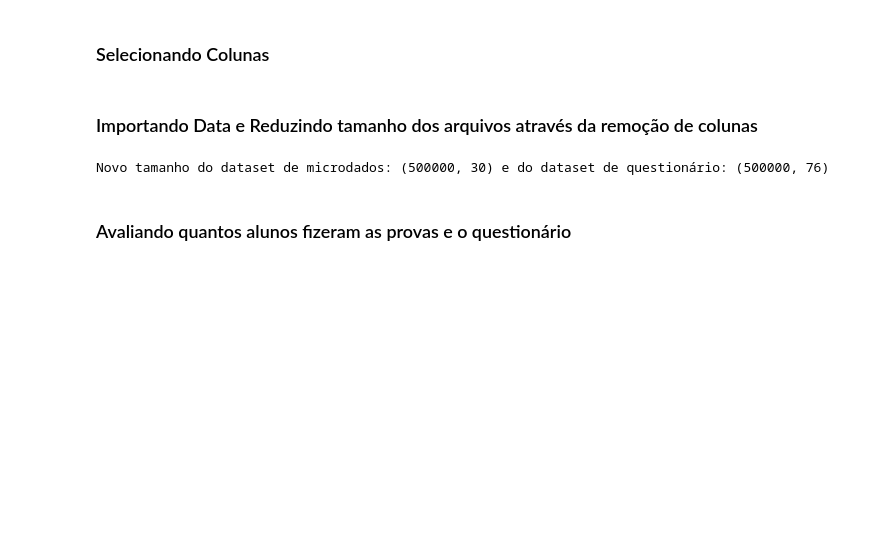
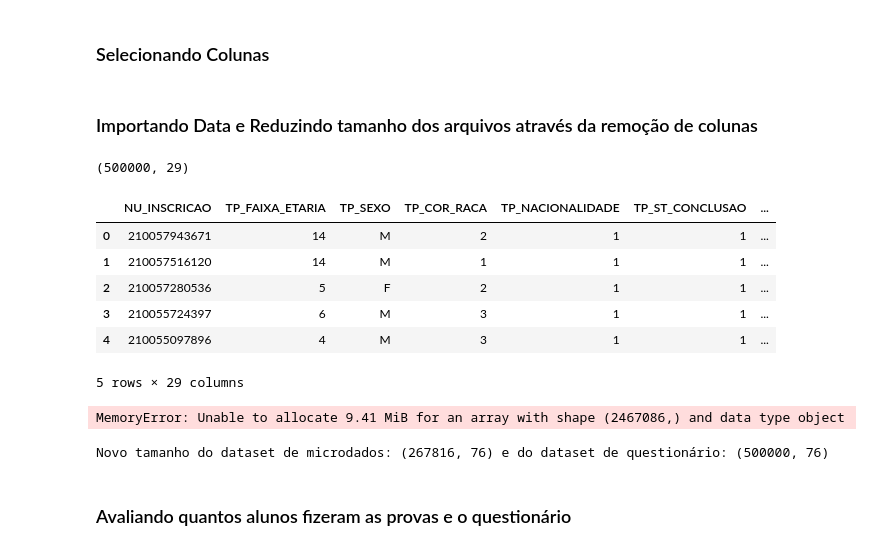
Before and after one commit to iaracastro/EducaODS-Enem, a Jupyter notebook: main.ipynb, the cells around one changed output. Drawn from its saved outputs; the diff is of its cells as text; code cells hidden in the pictures; blank space fills up the shorter version.

Commit message:
filtrei capitais

```diff
--- a/main.ipynb
+++ b/main.ipynb
@@ -30,5 +64,44 @@ colunas_questionario = ['NU_INSCRICAO', 'TP_RESPOSTA', 'Q001', 'Q002', 'Q003',
+# %%
+# Lista para armazenar pedaços do DataFrame
+df_list = []
+
+
+# Lista dos códigos dos municípios das capitais em formato de inteiro
+codigos_capitais = {
+    1200401, 2704302, 1600303, 1302603, 2927408, 2304400, 5300108, 3205309, 5208707,
+    2111300, 5103403, 5002704, 3106200, 1501402, 2507507, 4106902, 2611606, 2211001,
+    3304557, 2408102, 4314902, 1100205, 1400100, 4205407, 3550308, 2800308, 1721000
+}
+
+
+# Define o tamanho do chunk
+chunksize = 10**5  # Por exemplo, 100.000 linhas
+
+# Lê o arquivo em pedaços
+for chunk in pd.read_csv('DADOS/MICRODADOS_ENEM_2022.csv', sep=';', encoding='ISO-8859-1', chunksize=chunksize):
+    # Filtra o chunk e adiciona na lista
+    df_filtered = chunk[chunk['CO_MUNICIPIO_ESC'].isin(codigos_capitais)]
+    df_list.append(df_filtered)
+
+# Concatena todos os DataFrames filtrados na lista
+df_capitais = pd.concat(df_list, ignore_index=True)
+# %%
+# tamanho do arquivo
+print(df_capitais.shape)
+df_capitais.head()
+# %% [output]
+(500000, 29)
+|  | NU_INSCRICAO | TP_FAIXA_ETARIA | TP_SEXO | TP_COR_RACA | TP_NACIONALIDADE | TP_ST_CONCLUSAO | ... |
+| 0 | 210057943671 | 14 | M | 2 | 1 | 1 | ... |
+| 1 | 210057516120 | 14 | M | 1 | 1 | 1 | ... |
+| 2 | 210057280536 | 5 | F | 2 | 1 | 1 | ... |
+| 3 | 210055724397 | 6 | M | 3 | 1 | 1 | ... |
+| 4 | 210055097896 | 4 | M | 3 | 1 | 1 | ... |
+5 rows × 29 columns
 # %%
 #import colunas selecionadas
-df_microdados = pd.read_csv('DADOS/MICRODADOS_ENEM_2022.csv', sep=';', encoding='ISO-8859-1', nrows = 500000, usecols=colunas_microdados)
+# df_capitais = pd.read_csv('DADOS/MICRODADOS_ENEM_2022.csv', sep=';', encoding='ISO-8859-1', nrows = 500000, usecols=colunas_microdados)
 df_questionario = pd.read_csv('DADOS/QUEST_HAB_ESTUDO.csv', sep=';', encoding='ISO-8859-1', nrows = 500000, usecols=colunas_questionario)
+# %% [output]
+MemoryError: Unable to allocate 9.41 MiB for an array with shape (2467086,) and data type object
 # %%
@@ -36,8 +109,8 @@ df_microdados.to_csv('DADOS/microdados_reduzido.csv', sep=';', encoding='ISO-885
 df_questionario.to_csv('DADOS/questionario_reduzido.csv', sep=';', encoding='ISO-8859-1', index=False)
 # %%
-print(f"Novo tamanho do dataset de microdados: {df_microdados.shape} e do dataset de questionário: {df_questionario.shape}")
+print(f"Novo tamanho do dataset de microdados: {df_capitais.shape} e do dataset de questionário: {df_questionario.shape}")
 # %% [output]
-Novo tamanho do dataset de microdados: (500000, 30) e do dataset de questionário: (500000, 76)
+Novo tamanho do dataset de microdados: (267816, 76) e do dataset de questionário: (500000, 76)
 # %%
 # Renomear valores
 racas_dict = { 0: 'Não declarado', 1: 'Branca', 2: 'Preta',
```
Also changed, not shown: parts of 5 cells of this notebook, 1 other file.
